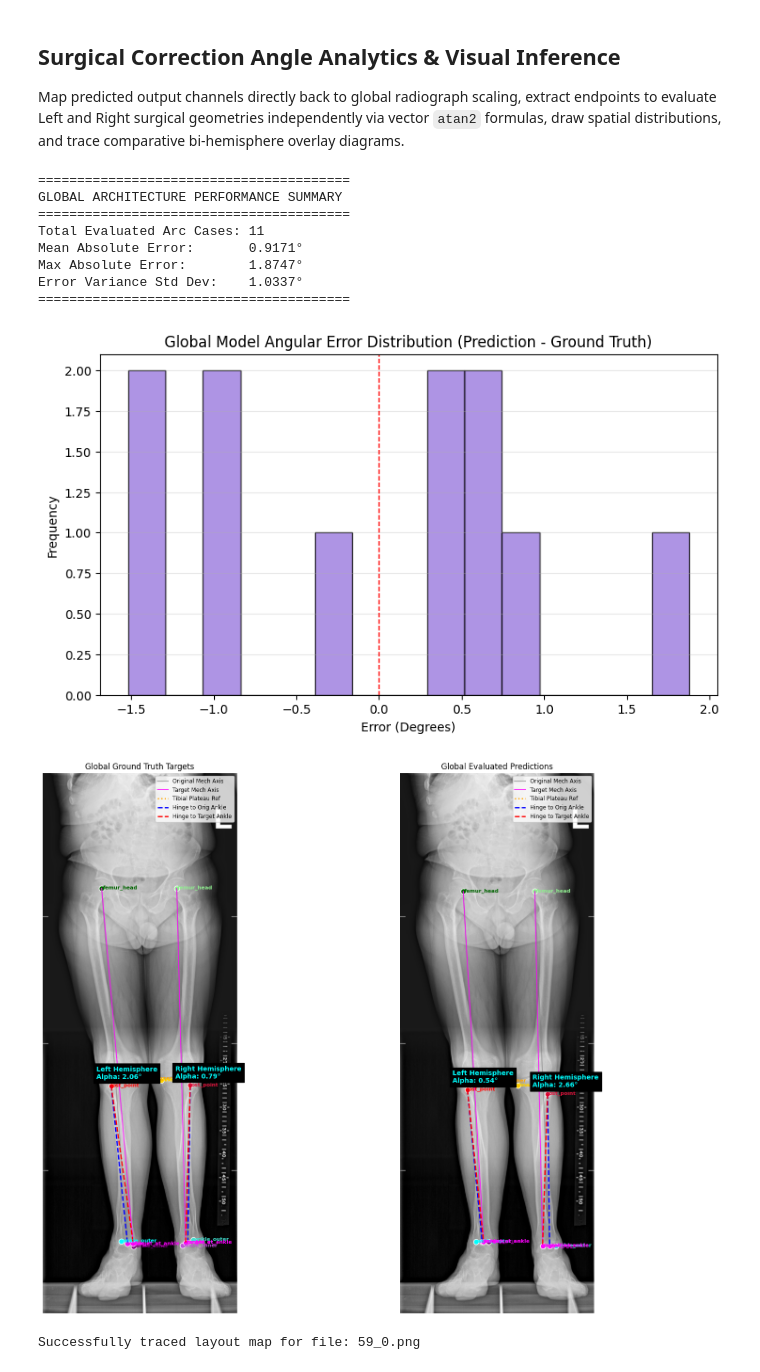
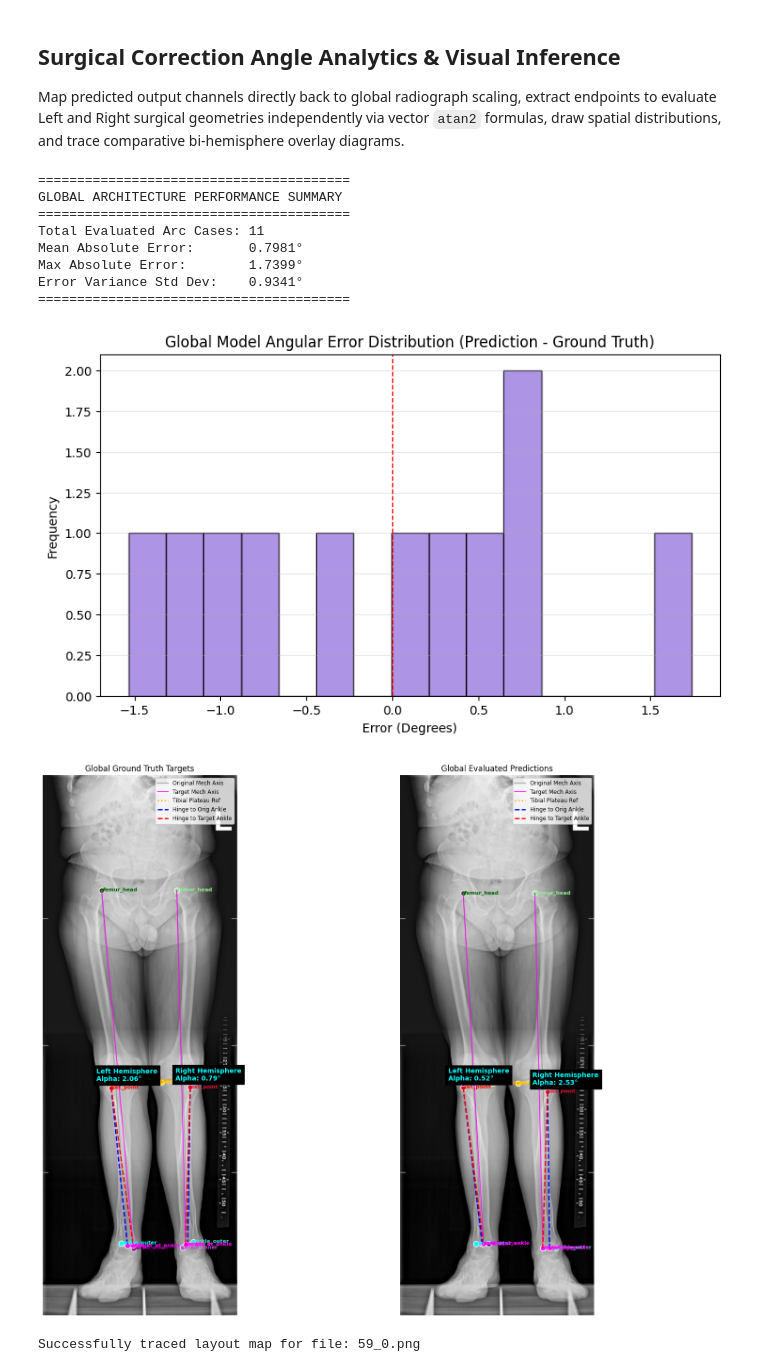
Before and after one commit to nearlyphd/conformer-hto, a Jupyter notebook: notebooks/hto_correction_angles_global.ipynb, the cells around one changed output. Saved outputs shown, nothing was run; the diff lists cells and outputs as text; code cells hidden in the pictures.

Commit message:
Update training configuration: Increase KP_EPOCHS to 2000 in HTO correction angles notebook

```diff
--- a/notebooks/hto_correction_angles_global.ipynb
+++ b/notebooks/hto_correction_angles_global.ipynb
@@ -36,7 +36,7 @@ SEED = 42
 TARGET_SIZE = 512
 HEATMAP_SCALE = 0.25
 SIGMA = 2.0
-KP_EPOCHS = 1_000
+KP_EPOCHS = 2_000
 BATCH_SIZE = 4
 LEARNING_RATE = 1e-4
 
@@ -287,12 +287,12 @@ def train_global_routine(model, t_loader, v_loader, opt, crit, epochs, dev):
         gts_cat = torch.cat(epoch_gts, dim=0)
 
         nmse_val = calculate_nmse(preds_cat, gts_cat, normalize_by=TARGET_SIZE)
-        pck_val = calculate_pck(preds_cat, gts_cat, threshold=0.05, normalize_by=TARGET_SIZE)
+        pck_val = calculate_pck(preds_cat, gts_cat, threshold=0.005, normalize_by=TARGET_SIZE)
 
         v_nmses.append(nmse_val)
         v_pcks.append(pck_val)
 
-        print(f"Epoch {e+1}/{epochs} | Global Train Loss: {t_l:.6f} | Global Val Loss: {v_l:.6f} | NMSE: {nmse_val:.6f} | PCK@0.05: {pck_val*100:.2f}%")
+        print(f"Epoch {e+1}/{epochs} | Global Train Loss: {t_l:.6f} | Global Val Loss: {v_l:.6f} | NMSE: {nmse_val:.6f} | PCK@0.005: {pck_val*100:.2f}%")
     return t_losses, v_losses, v_nmses, v_pcks
 
 if 'train_loader' in locals():
@@ -307,7 +307,7 @@ if 'train_loader' in locals():
     ax2.plot(val_nmses, label="Val NMSE", color="green")
     ax2.set_xlabel("Epochs"), ax2.set_ylabel("NMSE Score")
     ax2_pck = ax2.twinx()
-    ax2_pck.plot(val_pcks, label="Val PCK@0.05", color="blue", linestyle="--")
+    ax2_pck.plot(val_pcks, label="Val PCK@0.005", color="blue", linestyle="--")
     ax2_pck.set_ylabel("PCK Ratio")
     ax2.set_title("Global Model Validation NMSE & PCK Progression")
     ax2.legend(loc='upper left'), ax2.grid(True)
@@ -408,6 +408,11 @@ if 'test_loader' in locals():
                     if gt_c[r_slot][0] >= 0:
                         gt_pts_r[name_k] = map_global_to_orig(gt_c[r_slot], orig_shape, TARGET_SIZE)
                         pred_pts_r[name_k] = map_global_to_orig(pred_c[r_slot], orig_shape, TARGET_SIZE)
+
+                # Verify and correct horizontal assignment in case global heatmap channels fired on opposite leg
+                if "ost_point" in pred_pts_l and "ost_point" in pred_pts_r:
+                    if pred_pts_l["ost_point"][0] > pred_pts_r["ost_point"][0]:
+                        pred_pts_l, pred_pts_r = pred_pts_r, pred_pts_l
 
                 res_l, res_r = None, None
                 req_keys = ["femur_head", "knee_inner", "ost_point", "knee_outer", "ankle_inner", "ankle_outer"]
@@ -491,36 +496,36 @@ if 'test_loader' in locals():
 
                 # 2. Target Mechanical Axis: femur_head to target_at_ankle
                 ax.plot([pts["femur_head"][0], pts["target_at_ankle"][0]], [pts["femur_head"][1], pts["target_at_ankle"][1]], color='magenta', linestyle='-', linewidth=1.5, alpha=0.8, label="Target Mech Axis" if s_tag=="res_l" else "")
 
                 # 3. Tibial Plateau Reference Line
                 ax.plot([pts["knee_inner"][0], pts["knee_outer"][0]], [pts["knee_inner"][1], pts["knee_outer"][1]], color='orange', linestyle=':', linewidth=2, label="Tibial Plateau Ref" if s_tag=="res_l" else "")
 
                 # 4. Miniaci Hinge Correction Arc Lines (The Wedge)
                 ax.plot([pts["ost_point"][0], pts["ankle_c"][0]], [pts["ost_point"][1], pts["ankle_c"][1]], color='blue', linestyle='--', linewidth=2, label="Hinge to Orig Ankle" if s_tag=="res_l" else "")
                 ax.plot([pts["ost_point"][0], pts["target_at_ankle"][0]], [pts["ost_point"][1], pts["target_at_ankle"][1]], color='red', linestyle='--', linewidth=2, label="Hinge to Target Ankle" if s_tag=="res_l" else "")
 
                 ax.text(pts["ost_point"][0]-220, pts["ost_point"][1]-100, f"{side_label}\nAlpha: {alpha_val:.2f}°", color="cyan", fontsize=10, weight="bold", backgroundcolor="black")
 
             ax.axis("off")
             handles, labels = ax.get_legend_handles_labels()
             by_label = dict(zip(labels, handles))
             if by_label: ax.legend(by_label.values(), by_label.keys(), loc='upper right', fontsize='small')
 
         draw_overlay(ax_gt, sample_entry, is_gt=True)
         draw_overlay(ax_pred, sample_entry, is_gt=False)
         plt.tight_layout(), plt.show()
         print(f"Successfully traced layout map for file: {sample_entry['filename']}")
 else:
     print("Pipeline operations skipped seamlessly in un-executed context loop.")
 # %% [output]
 ========================================
 GLOBAL ARCHITECTURE PERFORMANCE SUMMARY
 ========================================
 Total Evaluated Arc Cases: 11
-Mean Absolute Error:       0.9171°
-Max Absolute Error:        1.8747°
-Error Variance Std Dev:    1.0337°
+Mean Absolute Error:       0.7981°
+Max Absolute Error:        1.7399°
+Error Variance Std Dev:    0.9341°
 ========================================
-[figure, old version]
+[figure, new version]
-[figure, old version]
+[figure, new version]
 Successfully traced layout map for file: 59_0.png
```
Also changed, not shown: parts of 1 cell of this notebook.
